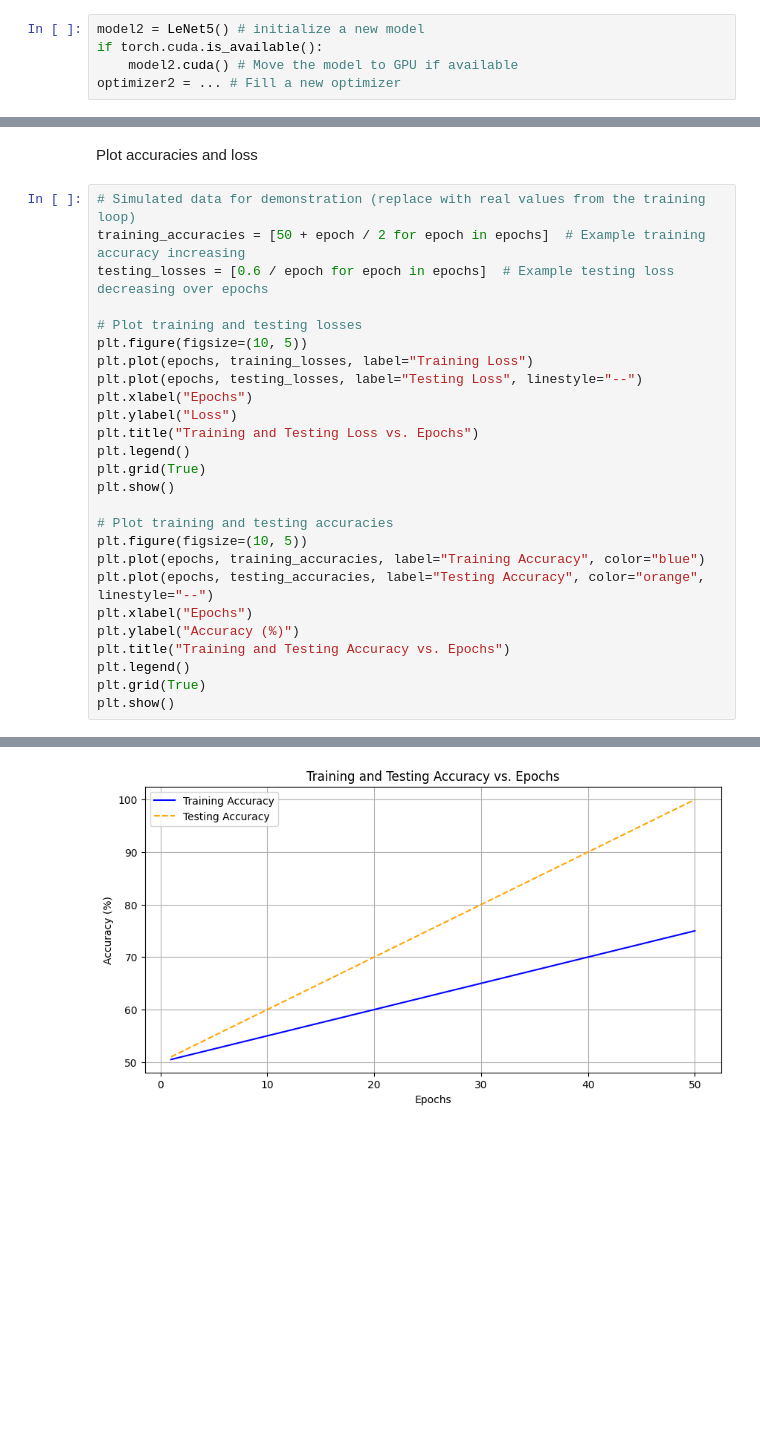
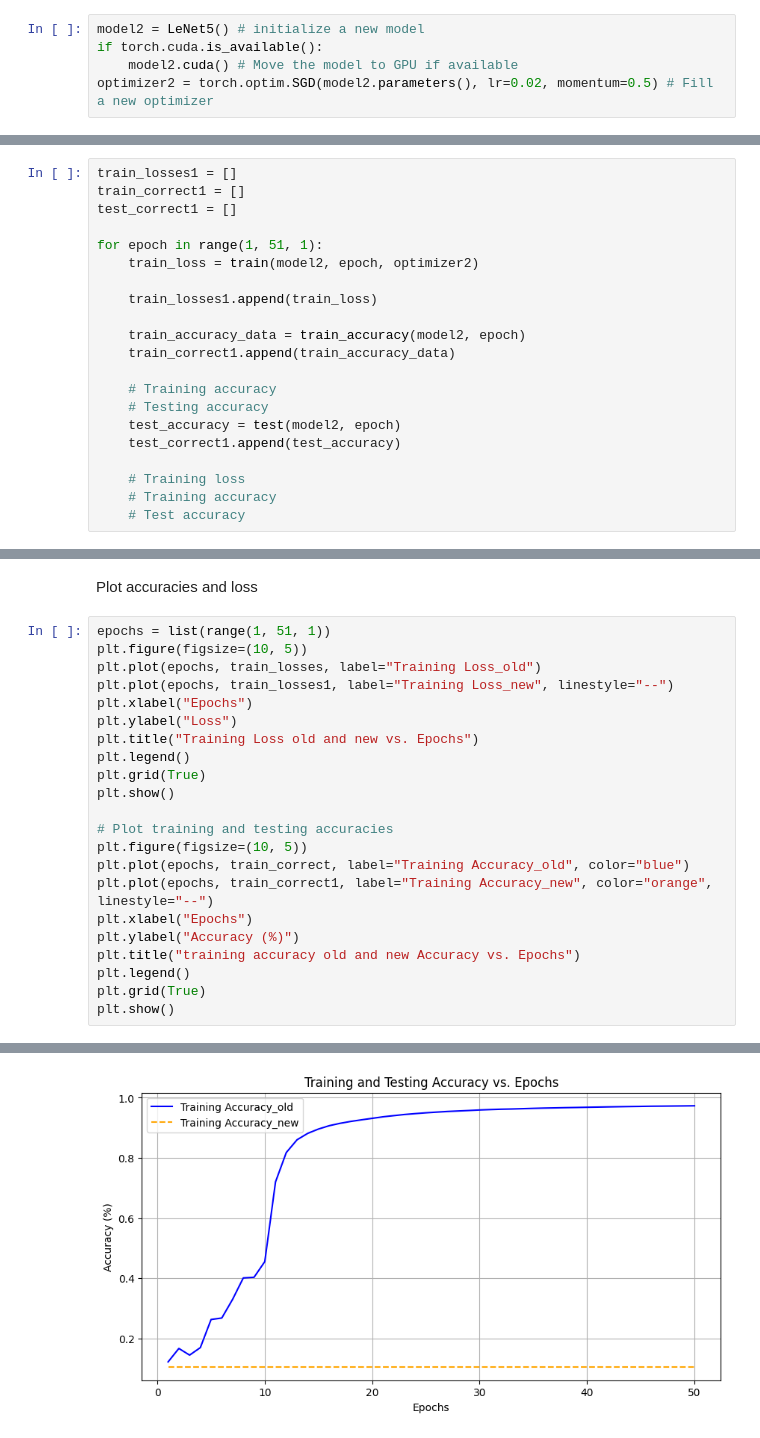
Before and after one commit to QIMENGSHI/AI_course_assignment, a Jupyter notebook: Neural_networks/MNIST_CNN_v2.ipynb, the cells around one changed output, grey strips where cells are left out. Saved outputs shown, nothing was run; the diff lists cells and outputs as text; blank space fills up the shorter version.

```diff
--- a/Neural_networks/MNIST_CNN_v2.ipynb
+++ b/Neural_networks/MNIST_CNN_v2.ipynb
@@ -289,4 +290,4 @@ NameError: name 'predicted' is not defined
 model2 = LeNet5() # initialize a new model
 if torch.cuda.is_available():
     model2.cuda() # Move the model to GPU if available
-optimizer2 = ... # Fill a new optimizer
+optimizer2 = torch.optim.SGD(model2.parameters(), lr=0.02, momentum=0.5) # Fill a new optimizer
@@ -302,0 +294,21 @@ for epoch in range(1, 51, 1):
+# %%
+train_losses1 = []
+train_correct1 = []
+test_correct1 = []
+
+for epoch in range(1, 51, 1):
+    train_loss = train(model2, epoch, optimizer2)
+
+    train_losses1.append(train_loss)
+
+    train_accuracy_data = train_accuracy(model2, epoch)
+    train_correct1.append(train_accuracy_data)
+
+    # Training accuracy
+    # Testing accuracy
+    test_accuracy = test(model2, epoch)
+    test_correct1.append(test_accuracy)
+
+    # Training loss
+    # Training accuracy
+    # Test accuracy
@@ -303,28 +333,24 @@ for epoch in range(1, 51, 1):
 # %% [markdown]
 Plot accuracies and loss
 # %%
-# Simulated data for demonstration (replace with real values from the training loop)
-training_accuracies = [50 + epoch / 2 for epoch in epochs]  # Example training accuracy increasing
-testing_losses = [0.6 / epoch for epoch in epochs]  # Example testing loss decreasing over epochs
-
-# Plot training and testing losses
+epochs = list(range(1, 51, 1))
 plt.figure(figsize=(10, 5))
-plt.plot(epochs, training_losses, label="Training Loss")
-plt.plot(epochs, testing_losses, label="Testing Loss", linestyle="--")
+plt.plot(epochs, train_losses, label="Training Loss_old")
+plt.plot(epochs, train_losses1, label="Training Loss_new", linestyle="--")
 plt.xlabel("Epochs")
 plt.ylabel("Loss")
-plt.title("Training and Testing Loss vs. Epochs")
+plt.title("Training Loss old and new vs. Epochs")
 plt.legend()
 plt.grid(True)
 plt.show()
 
 # Plot training and testing accuracies
 plt.figure(figsize=(10, 5))
-plt.plot(epochs, training_accuracies, label="Training Accuracy", color="blue")
-plt.plot(epochs, testing_accuracies, label="Testing Accuracy", color="orange", linestyle="--")
+plt.plot(epochs, train_correct, label="Training Accuracy_old", color="blue")
+plt.plot(epochs, train_correct1, label="Training Accuracy_new", color="orange", linestyle="--")
 plt.xlabel("Epochs")
 plt.ylabel("Accuracy (%)")
-plt.title("Training and Testing Accuracy vs. Epochs")
+plt.title("training accuracy old and new Accuracy vs. Epochs")
 plt.legend()
 plt.grid(True)
 plt.show()
@@ -333 +359 @@ plt.show()
-[figure, old version]
+[figure, new version]
```
Also changed, not shown: parts of 6 cells of this notebook, 5 other files.
